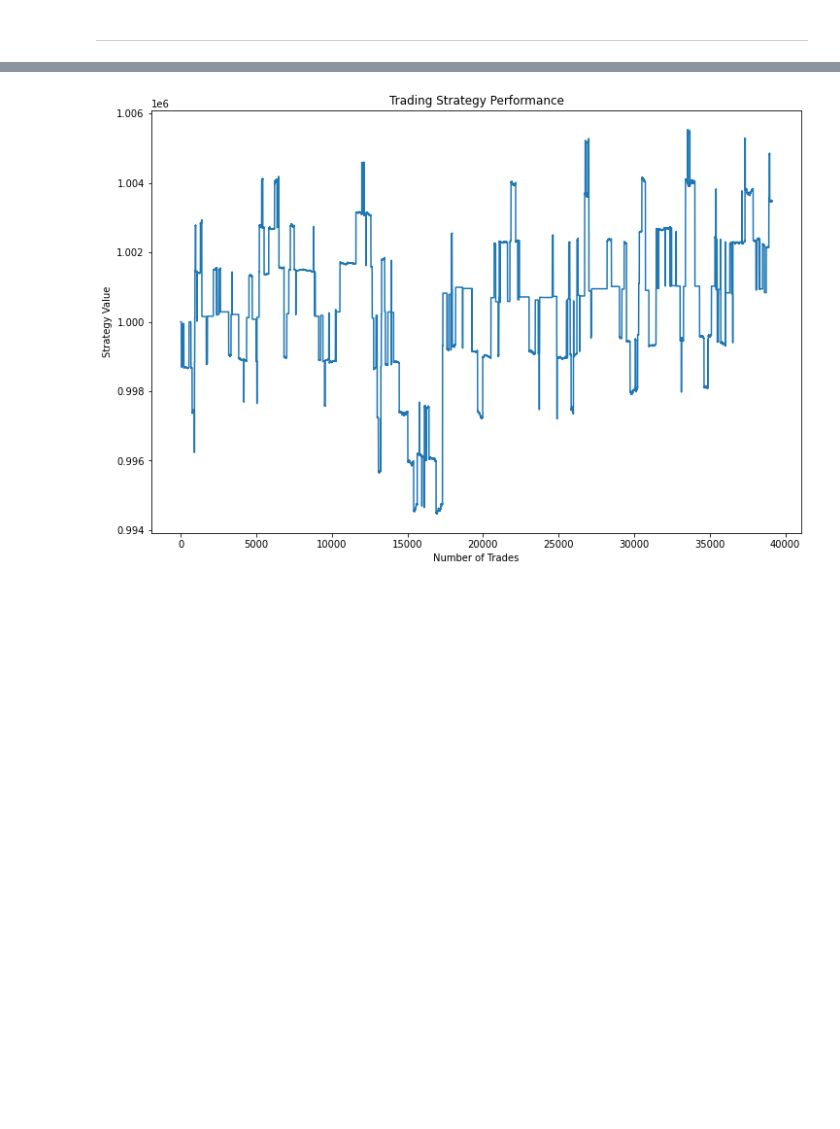
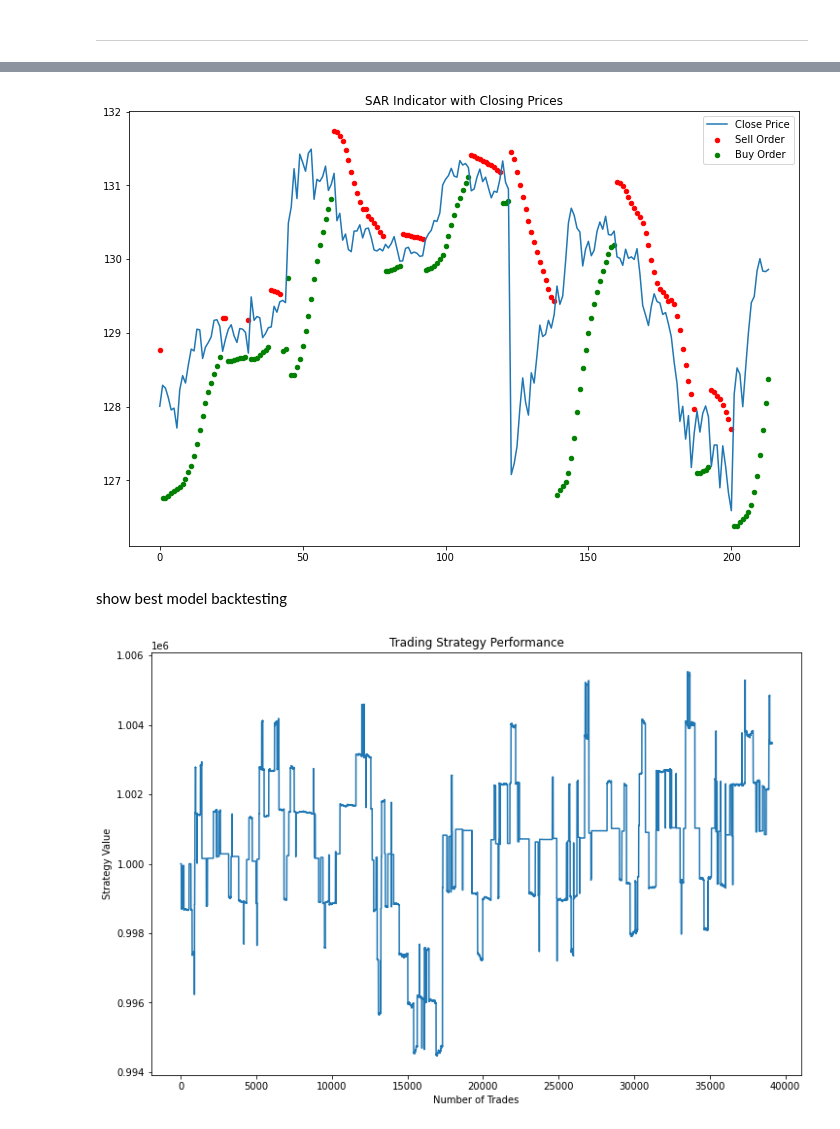
Before and after one commit to david09perez/Proyecto_Trading, a Jupyter notebook: report.ipynb, the cells around one changed output, grey strips where cells are left out. Drawn from its saved outputs; the diff is of its cells as text; code cells hidden in the pictures; blank space fills up the shorter version.

```diff
--- a/report.ipynb
+++ b/report.ipynb
@@ -508,3 +501,9 @@ show best model backtesting
+# %%
+strategy.show_SAR()
+# %% [output]
+[figure, added]
+# %% [markdown]
+show best model backtesting
 # %%
 strategy.plot_best_results()
 # %% [output]
```
Also changed, not shown: parts of 26 cells of this notebook.
